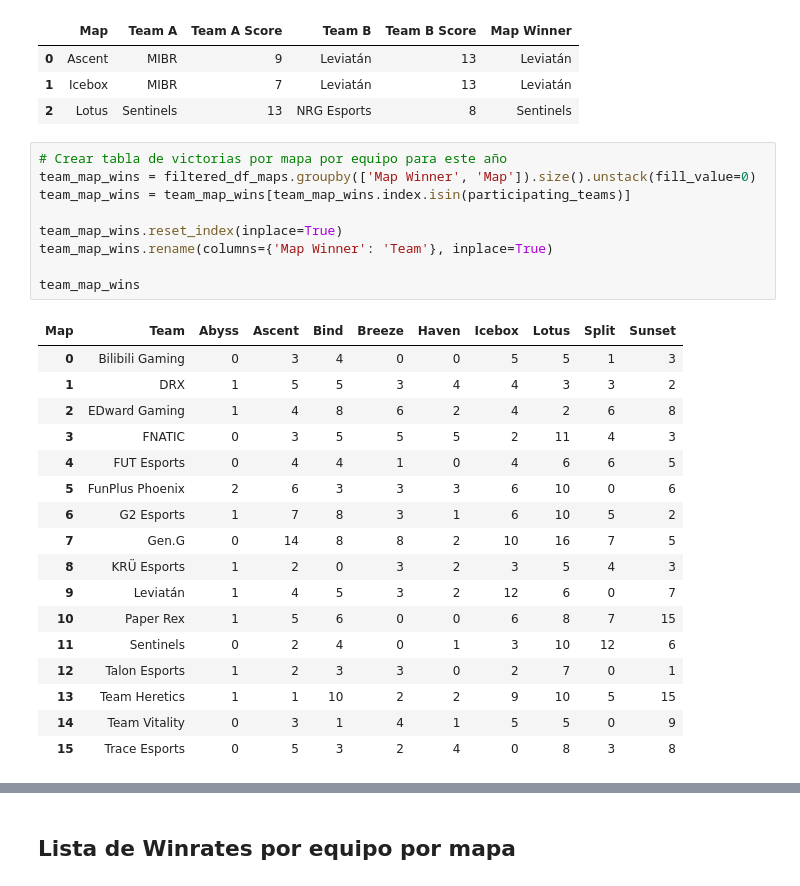
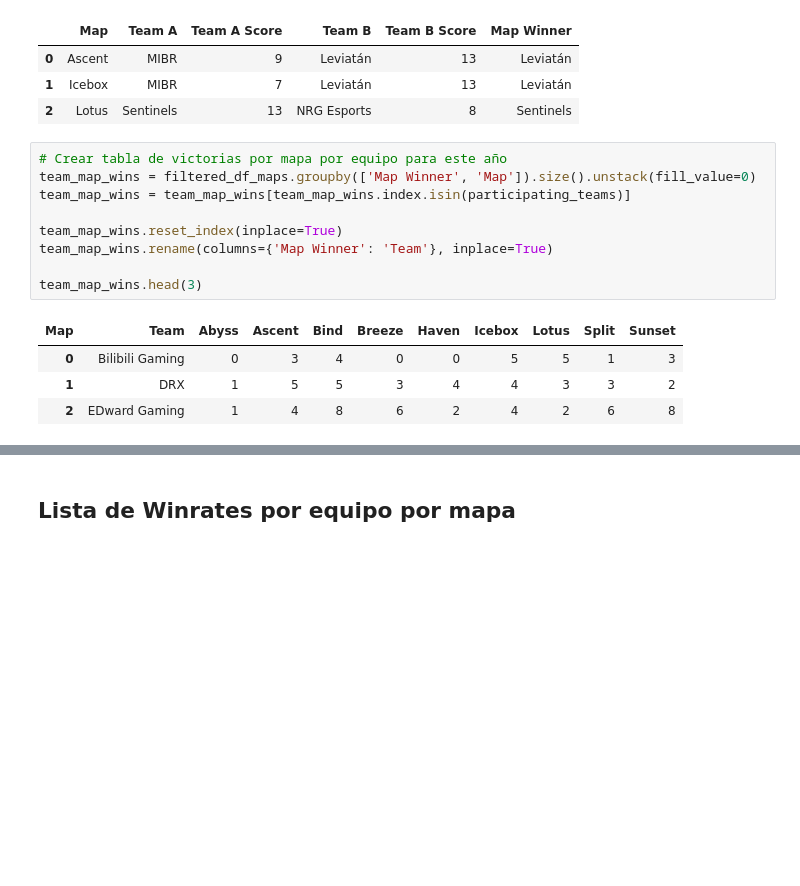
Before and after one commit to danielAcl9/valorantChampions2024DataAnalysis, a Jupyter notebook: notebooks/team_winrates.ipynb, the cells around one changed output, grey strips where cells are left out. Drawn from its saved outputs; the diff is of its cells as text; blank space fills up the shorter version.

Commit message:
Completed methods for the teams performance in each map

```diff
--- a/notebooks/team_winrates.ipynb
+++ b/notebooks/team_winrates.ipynb
@@ -57,30 +46,17 @@ See the caveats in the documentation: https://pandas.pydata.org/pandas-docs/stab
 # %%
 # Crear tabla de victorias por mapa por equipo para este año
 team_map_wins = filtered_df_maps.groupby(['Map Winner', 'Map']).size().unstack(fill_value=0)
 team_map_wins = team_map_wins[team_map_wins.index.isin(participating_teams)]
 
 team_map_wins.reset_index(inplace=True)
 team_map_wins.rename(columns={'Map Winner': 'Team'}, inplace=True)
 
-team_map_wins
+team_map_wins.head(3)
 # %% [output]
 | Map | Team | Abyss | Ascent | Bind | Breeze | Haven | Icebox | Lotus | Split | Sunset |
 | 0 | Bilibili Gaming | 0 | 3 | 4 | 0 | 0 | 5 | 5 | 1 | 3 |
 | 1 | DRX | 1 | 5 | 5 | 3 | 4 | 4 | 3 | 3 | 2 |
 | 2 | EDward Gaming | 1 | 4 | 8 | 6 | 2 | 4 | 2 | 6 | 8 |
-| 3 | FNATIC | 0 | 3 | 5 | 5 | 5 | 2 | 11 | 4 | 3 |
-| 4 | FUT Esports | 0 | 4 | 4 | 1 | 0 | 4 | 6 | 6 | 5 |
-| 5 | FunPlus Phoenix | 2 | 6 | 3 | 3 | 3 | 6 | 10 | 0 | 6 |
-| 6 | G2 Esports | 1 | 7 | 8 | 3 | 1 | 6 | 10 | 5 | 2 |
-| 7 | Gen.G | 0 | 14 | 8 | 8 | 2 | 10 | 16 | 7 | 5 |
-| 8 | KRÜ Esports | 1 | 2 | 0 | 3 | 2 | 3 | 5 | 4 | 3 |
-| 9 | Leviatán | 1 | 4 | 5 | 3 | 2 | 12 | 6 | 0 | 7 |
-| 10 | Paper Rex | 1 | 5 | 6 | 0 | 0 | 6 | 8 | 7 | 15 |
-| 11 | Sentinels | 0 | 2 | 4 | 0 | 1 | 3 | 10 | 12 | 6 |
-| 12 | Talon Esports | 1 | 2 | 3 | 3 | 0 | 2 | 7 | 0 | 1 |
-| 13 | Team Heretics | 1 | 1 | 10 | 2 | 2 | 9 | 10 | 5 | 15 |
-| 14 | Team Vitality | 0 | 3 | 1 | 4 | 1 | 5 | 5 | 0 | 9 |
-| 15 | Trace Esports | 0 | 5 | 3 | 2 | 4 | 0 | 8 | 3 | 8 |
 # %%
 # Crear tabla de cantidad de veces que se jugo cada mapa por equipo
 
```
Also changed, not shown: parts of 13 cells of this notebook, 11 other files.
